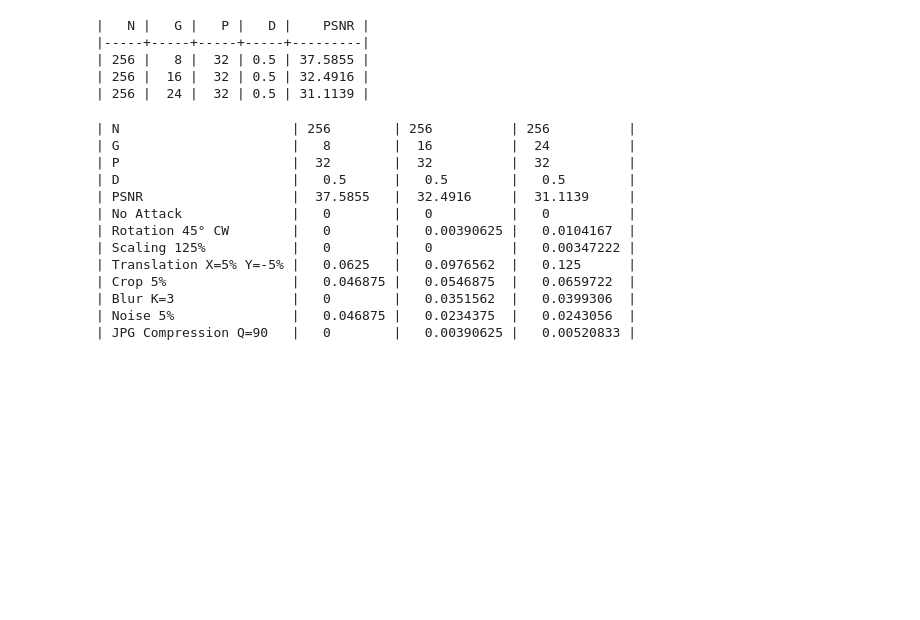
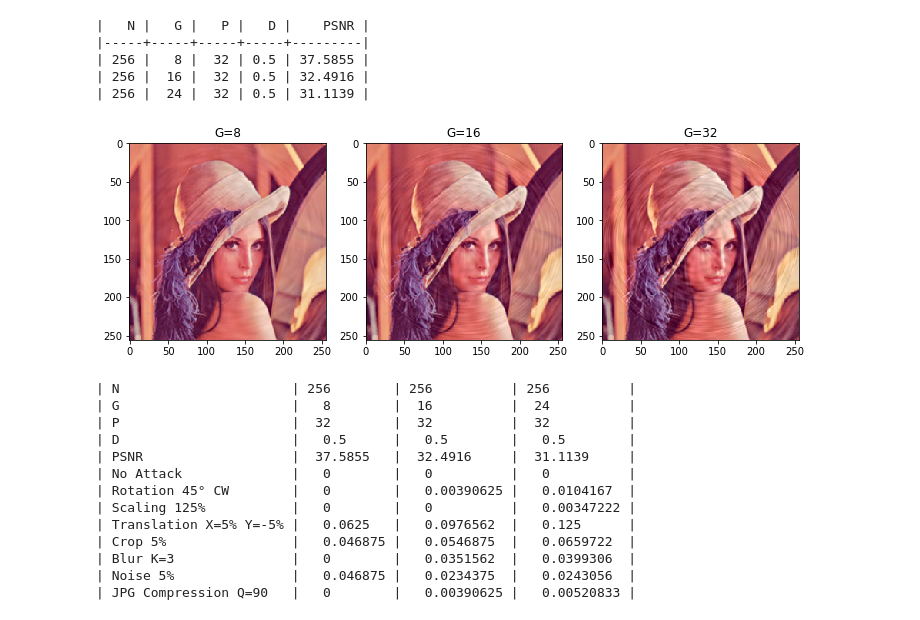
Before and after one commit to hanifanm/jupyter-pht-riw, a Jupyter notebook: X. PSNR vs Robustness.ipynb, the cells around one changed output. Cells and saved outputs as stored; diff of their text form; code cells hidden in the pictures; blank space fills up the shorter version.

```diff
--- a/X. PSNR vs Robustness.ipynb
+++ b/X. PSNR vs Robustness.ipynb
@@ -260,6 +260,11 @@ print(tabulate(
 | 256 |   8 |  32 | 0.5 | 37.5855 |
 | 256 |  16 |  32 | 0.5 | 32.4916 |
 | 256 |  24 |  32 | 0.5 | 31.1139 |
+# %%
+imgshow([[TEST_G[0][0], TEST_G[1][0], TEST_G[2][0]]], [['G=8', 'G=16', 'G=32']])
+# TEST_G[0][0]
+# %% [output]
+[figure, added]
 # %%
 TEST_G_TABLE, TEST_G_LOGO = proceso(TEST_G)
 
```
Also changed, not shown: parts of 2 cells of this notebook, 1 other file.
